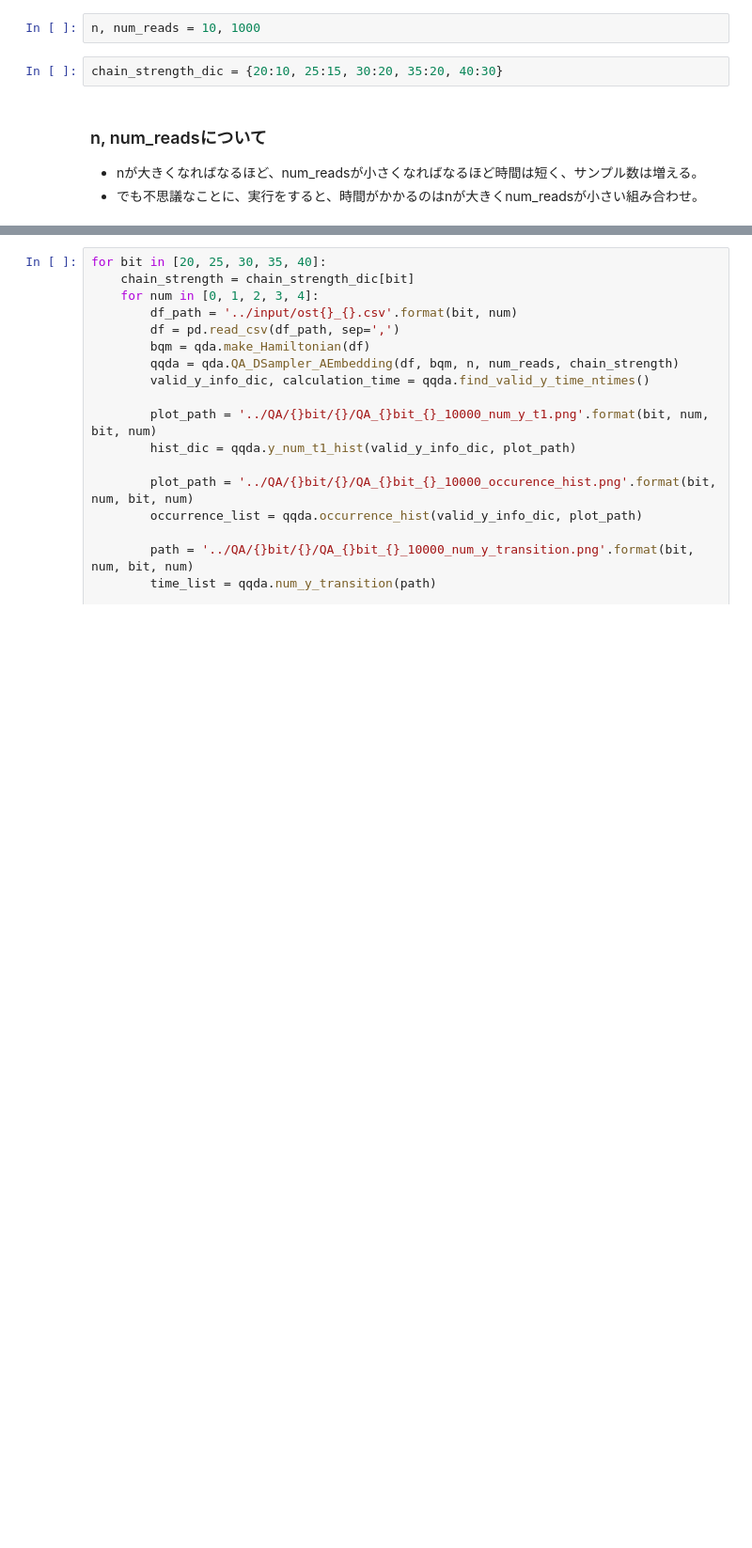
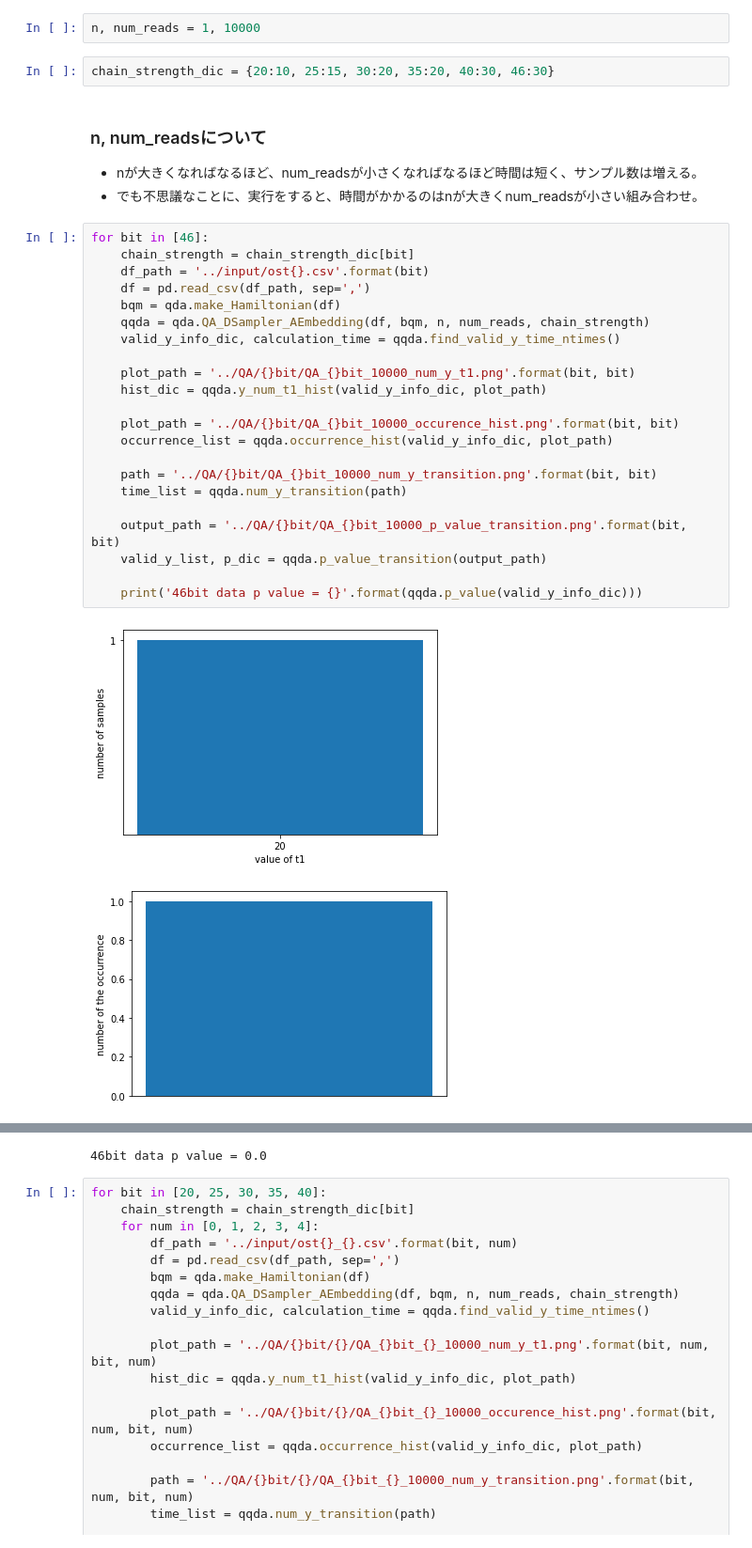
Before and after one commit to twinkle13531/master_degree, a Jupyter notebook: 202012/QA/QA_plot.ipynb, the cells around one changed output, grey strips where cells are left out. Shown at 94% size. Cells and saved outputs as stored; diff of their text form; blank space fills up the shorter version.

```diff
--- a/202012/QA/QA_plot.ipynb
+++ b/202012/QA/QA_plot.ipynb
@@ -19,10 +19,35 @@ import time
 # %% [markdown]
 ## QA
 # %%
-n, num_reads = 10, 1000
+n, num_reads = 1, 10000
 # %%
-chain_strength_dic = {20:10, 25:15, 30:20, 35:20, 40:30}
+chain_strength_dic = {20:10, 25:15, 30:20, 35:20, 40:30, 46:30}
 # %% [markdown]
 ### n, num_readsについて
 - nが大きくなればなるほど、num_readsが小さくなればなるほど時間は短く、サンプル数は増える。
 - でも不思議なことに、実行をすると、時間がかかるのはnが大きくnum_readsが小さい組み合わせ。
+# %%
+for bit in [46]:
+    chain_strength = chain_strength_dic[bit]
+    df_path = '../input/ost{}.csv'.format(bit)
+    df = pd.read_csv(df_path, sep=',')
+    bqm = qda.make_Hamiltonian(df)
+    qqda = qda.QA_DSampler_AEmbedding(df, bqm, n, num_reads, chain_strength)
+    valid_y_info_dic, calculation_time = qqda.find_valid_y_time_ntimes()
+
+    plot_path = '../QA/{}bit/QA_{}bit_10000_num_y_t1.png'.format(bit, bit)
+    hist_dic = qqda.y_num_t1_hist(valid_y_info_dic, plot_path)
+
+    plot_path = '../QA/{}bit/QA_{}bit_10000_occurence_hist.png'.format(bit, bit)
+    occurrence_list = qqda.occurrence_hist(valid_y_info_dic, plot_path)
+
+    path = '../QA/{}bit/QA_{}bit_10000_num_y_transition.png'.format(bit, bit)
+    time_list = qqda.num_y_transition(path)
+
+    output_path = '../QA/{}bit/QA_{}bit_10000_p_value_transition.png'.format(bit, bit)
+    valid_y_list, p_dic = qqda.p_value_transition(output_path)
+
+    print('46bit data p value = {}'.format(qqda.p_value(valid_y_info_dic)))
+# %% [output]
+[figure, added]
+[figure, added]
@@ -29,3 +56,4 @@ chain_strength_dic = {20:10, 25:15, 30:20, 35:20, 40:30}
+46bit data p value = 0.0
 # %%
 for bit in [20, 25, 30, 35, 40]:
     chain_strength = chain_strength_dic[bit]
```
Also changed, not shown: parts of 1 cell of this notebook, 11 other files.
